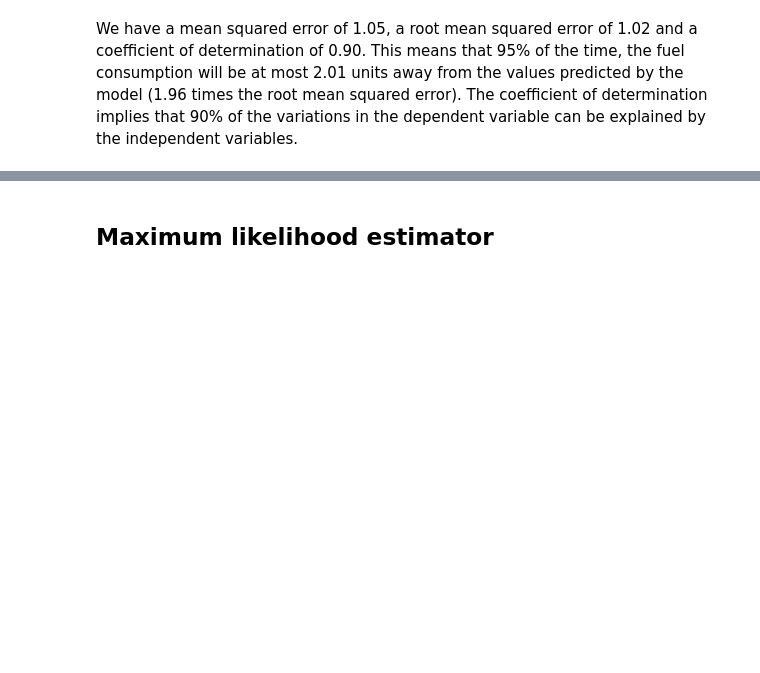
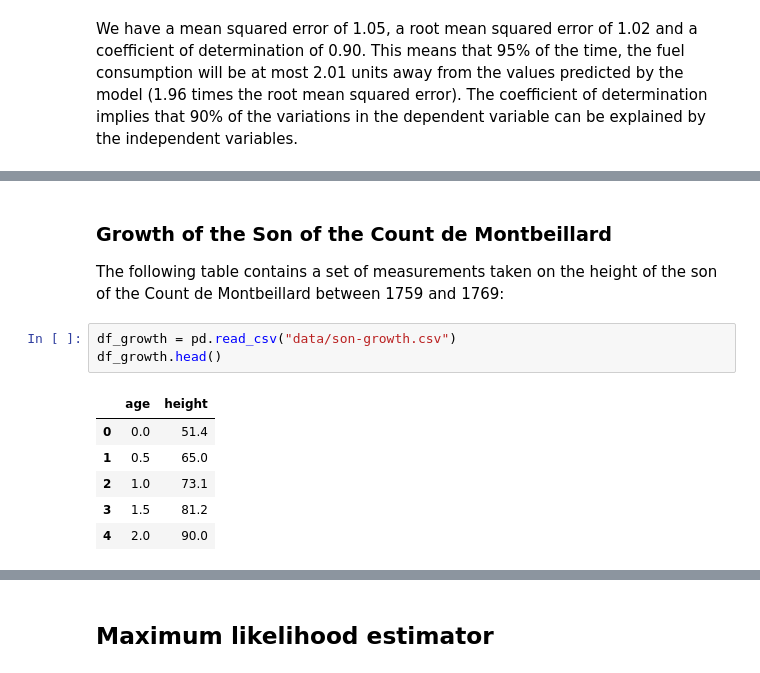
Before and after one commit to vdae2304/ML-DL, a Jupyter notebook: Regression/Linear regression.ipynb, the cells around one changed output, grey strips where cells are left out. Drawn from its saved outputs; the diff is of its cells as text; blank space fills up the shorter version.

```diff
--- a/Regression/Linear regression.ipynb
+++ b/Regression/Linear regression.ipynb
@@ -271,0 +278,14 @@ We have a mean squared error of 1.05, a root mean squared error of 1.02 and a co
+# %% [markdown]
+### Growth of the Son of the Count de Montbeillard
+
+The following table contains a set of measurements taken on the height of the son of the Count de Montbeillard between 1759 and 1769:
+# %%
+df_growth = pd.read_csv("data/son-growth.csv")
+df_growth.head()
+# %% [output]
+|  | age | height |
+| 0 | 0.0 | 51.4 |
+| 1 | 0.5 | 65.0 |
+| 2 | 1.0 | 73.1 |
+| 3 | 1.5 | 81.2 |
+| 4 | 2.0 | 90.0 |
```
Also changed, not shown: parts of 20 cells of this notebook, 1 other file.
